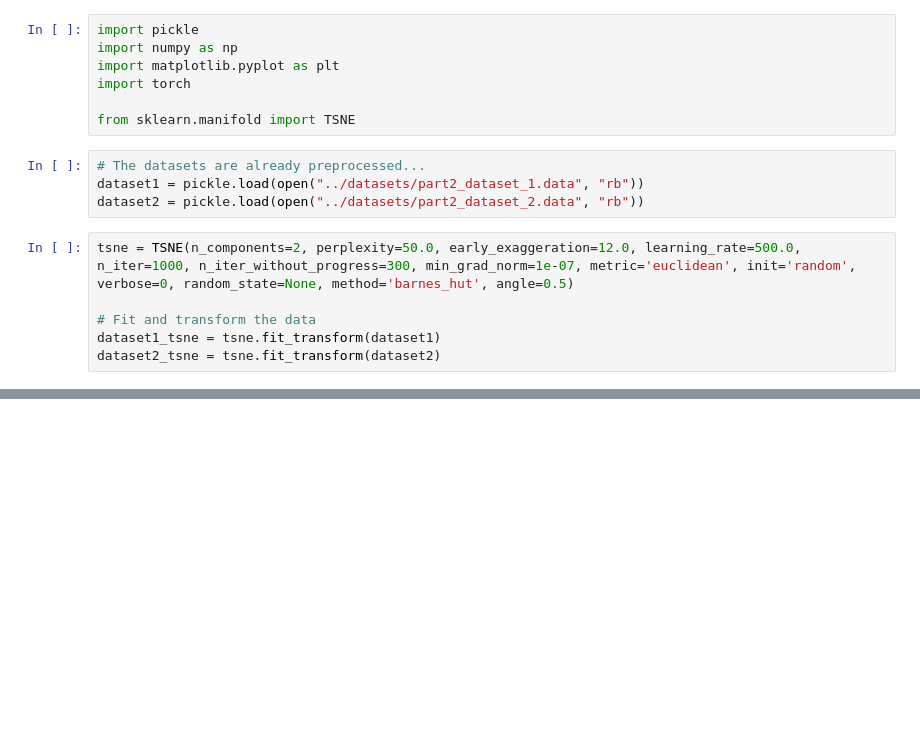
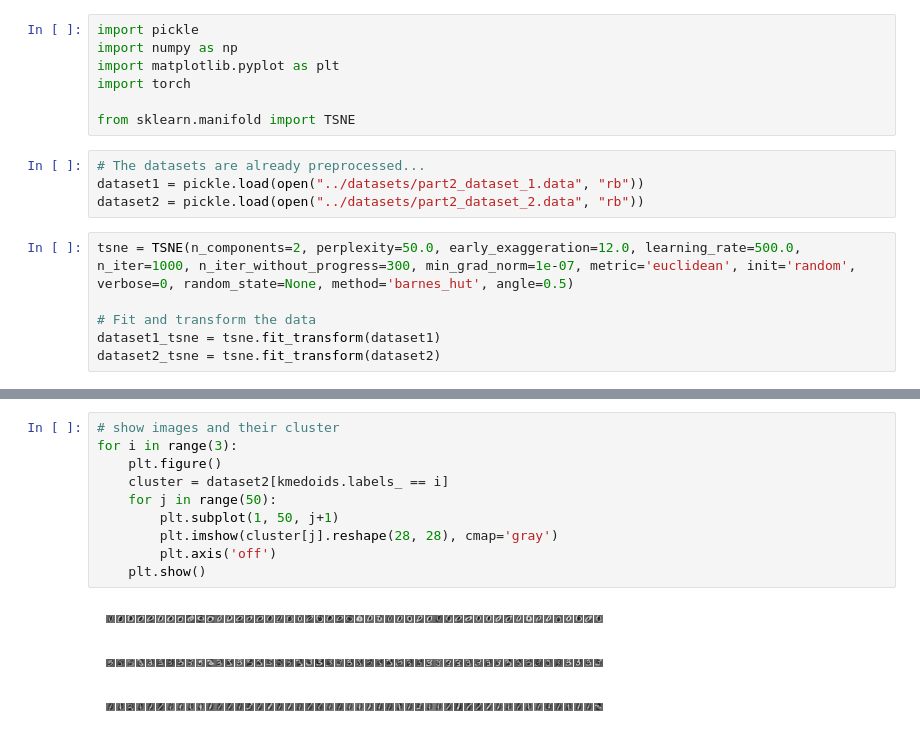
Before and after one commit to berkulutas/ml-hw2, a Jupyter notebook: Part2/tsne_experiments.ipynb, the cells around one changed output, grey strips where cells are left out. Cells and saved outputs as stored; diff of their text form; blank space fills up the shorter version.

```diff
--- a/Part2/tsne_experiments.ipynb
+++ b/Part2/tsne_experiments.ipynb
@@ -33,0 +72,14 @@ plt.show()
+# %%
+# show images and their cluster
+for i in range(3):
+    plt.figure()
+    cluster = dataset2[kmedoids.labels_ == i]
+    for j in range(50):
+        plt.subplot(1, 50, j+1)
+        plt.imshow(cluster[j].reshape(28, 28), cmap='gray')
+        plt.axis('off')
+    plt.show()
+# %% [output]
+[figure, added]
+[figure, added]
+[figure, added]
```
Also changed, not shown: parts of 3 cells of this notebook, 2 other files.
